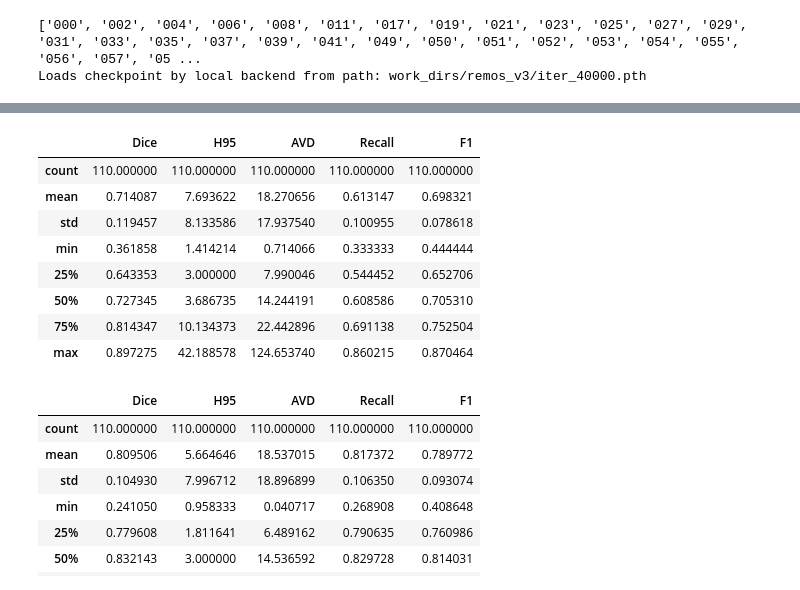
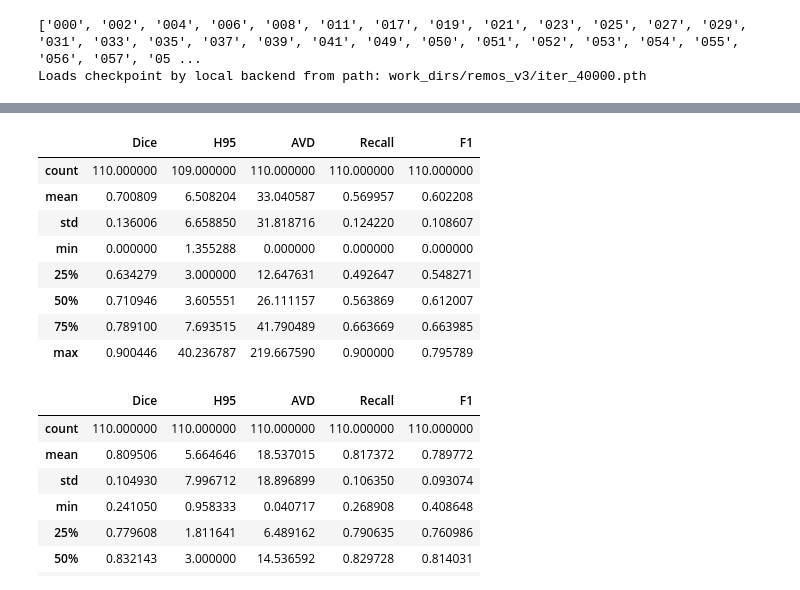
Before and after one commit to CCMunozB/mmsegmentation_whm, a Jupyter notebook: evluation.ipynb, the cells around one changed output, grey strips where cells are left out. Drawn from its saved outputs; the diff is of its cells as text; code cells hidden in the pictures.

```diff
--- a/evluation.ipynb
+++ b/evluation.ipynb
@@ -270,19 +210,20 @@ import pandas as pd
 resultados_pgs = pd.read_csv("tools_wmh/output/pgs_results_2.txt", header=None)
 resultados_pgs.columns = ["Dice", "H95", "AVD", "Recall", "F1"]
 # %%
-resultados_remos = pd.read_csv("tools_wmh/output/remos_v3_results.txt", header=None)
+import pandas as pd
+resultados_remos = pd.read_csv("tools_wmh/output/beit_results.txt", header=None)
 resultados_remos.columns = ["Dice", "H95", "AVD", "Recall", "F1"]
 resultados_remos.describe()
 # %% [output]
 |  | Dice | H95 | AVD | Recall | F1 |
-| count | 110.000000 | 110.000000 | 110.000000 | 110.000000 | 110.000000 |
-| mean | 0.714087 | 7.693622 | 18.270656 | 0.613147 | 0.698321 |
-| std | 0.119457 | 8.133586 | 17.937540 | 0.100955 | 0.078618 |
-| min | 0.361858 | 1.414214 | 0.714066 | 0.333333 | 0.444444 |
-| 25% | 0.643353 | 3.000000 | 7.990046 | 0.544452 | 0.652706 |
-| 50% | 0.727345 | 3.686735 | 14.244191 | 0.608586 | 0.705310 |
-| 75% | 0.814347 | 10.134373 | 22.442896 | 0.691138 | 0.752504 |
-| max | 0.897275 | 42.188578 | 124.653740 | 0.860215 | 0.870464 |
+| count | 110.000000 | 109.000000 | 110.000000 | 110.000000 | 110.000000 |
+| mean | 0.700809 | 6.508204 | 33.040587 | 0.569957 | 0.602208 |
+| std | 0.136006 | 6.658850 | 31.818716 | 0.124220 | 0.108607 |
+| min | 0.000000 | 1.355288 | 0.000000 | 0.000000 | 0.000000 |
+| 25% | 0.634279 | 3.000000 | 12.647631 | 0.492647 | 0.548271 |
+| 50% | 0.710946 | 3.605551 | 26.111157 | 0.563869 | 0.612007 |
+| 75% | 0.789100 | 7.693515 | 41.790489 | 0.663669 | 0.663985 |
+| max | 0.900446 | 40.236787 | 219.667590 | 0.900000 | 0.795789 |
 # %%
 resultados_pgs.describe()
 # %% [output]
```
Also changed, not shown: parts of 8 cells of this notebook, 12 other files.
